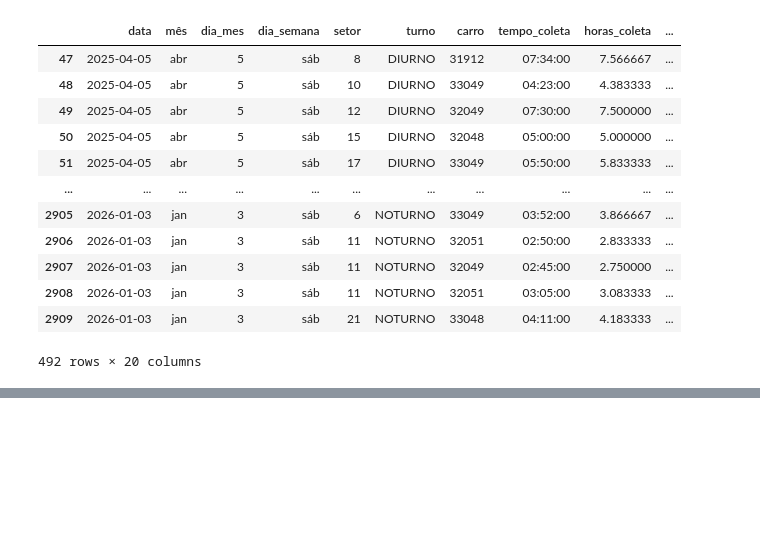
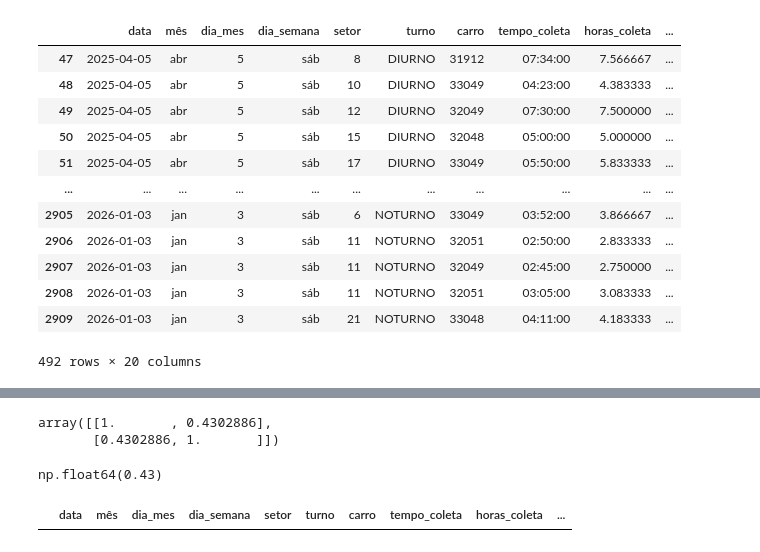
Before and after one commit to Schummy07/monitoramento, a Jupyter notebook: funcs.ipynb, the cells around one changed output, grey strips where cells are left out. Cells and saved outputs as stored; diff of their text form; code cells hidden in the pictures; blank space fills up the shorter version.

```diff
--- a/funcs.ipynb
+++ b/funcs.ipynb
@@ -184,0 +205,10 @@ df[df["dia_semana"]=="sáb"]
+# %%
+np.polyfit(teste["x"], teste["y"], 1)
+np.corrcoef(teste["x"], teste["y"])
+# %% [output]
+array([[1.       , 0.4302886],
+       [0.4302886, 1.       ]])
+# %%
+round(np.corrcoef(teste["x"], teste["y"])[0][1],3)
+# %% [output]
+np.float64(0.43)
@@ -184,0 +244,8 @@ df[df["dia_semana"]=="sáb"]
+# %%
+dados[(dados["data"] >= "20/05/2025")
+                   & (dados["data"]<= "20/06/2025")
+                   & (dados["dia_semana"].isin(["seg"]))
+                   & (dados["turno"].isin(["NOTURNO"]))
+                   & (dados["setor"].isin([3,4,5,21]))]
+# %% [output]
+|  | data | mês | dia_mes | dia_semana | setor | turno | carro | tempo_coleta | horas_coleta | ... |
```
Also changed, not shown: parts of 14 cells of this notebook, 3 other files.
